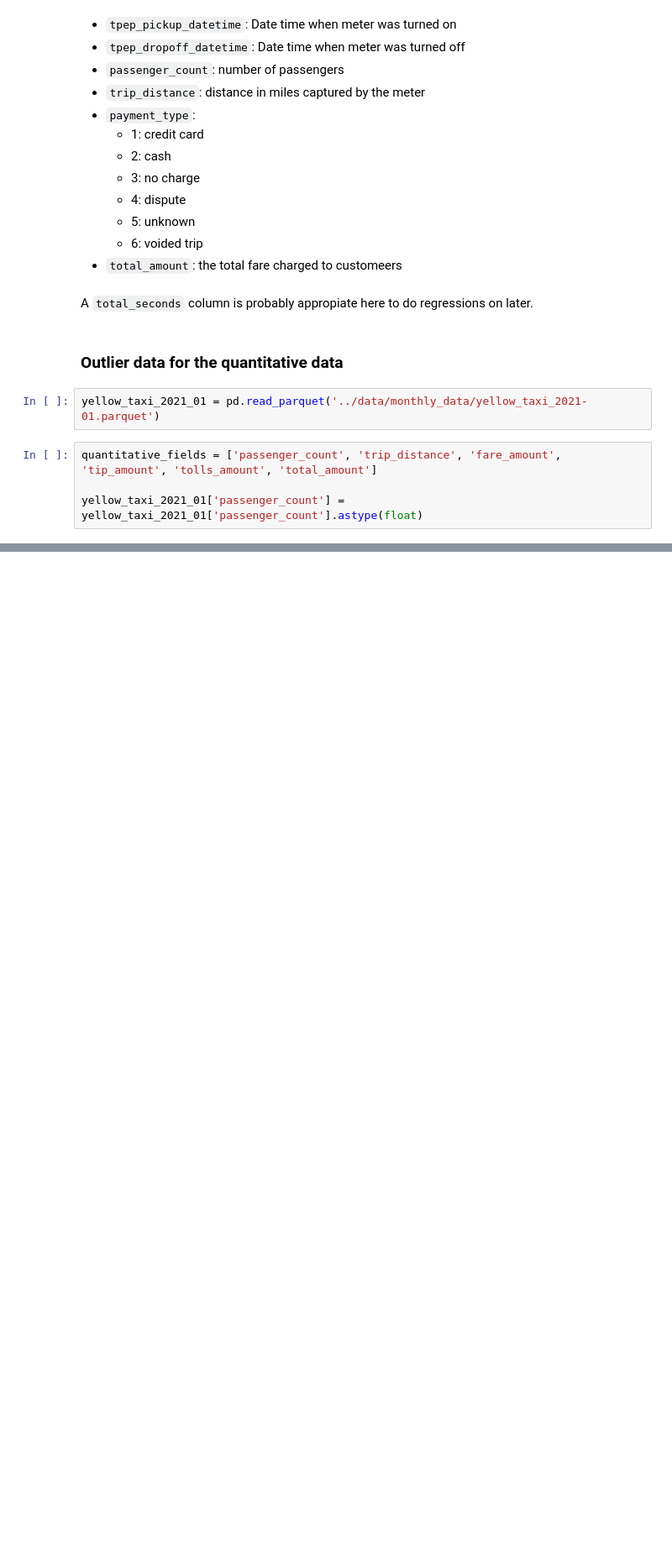
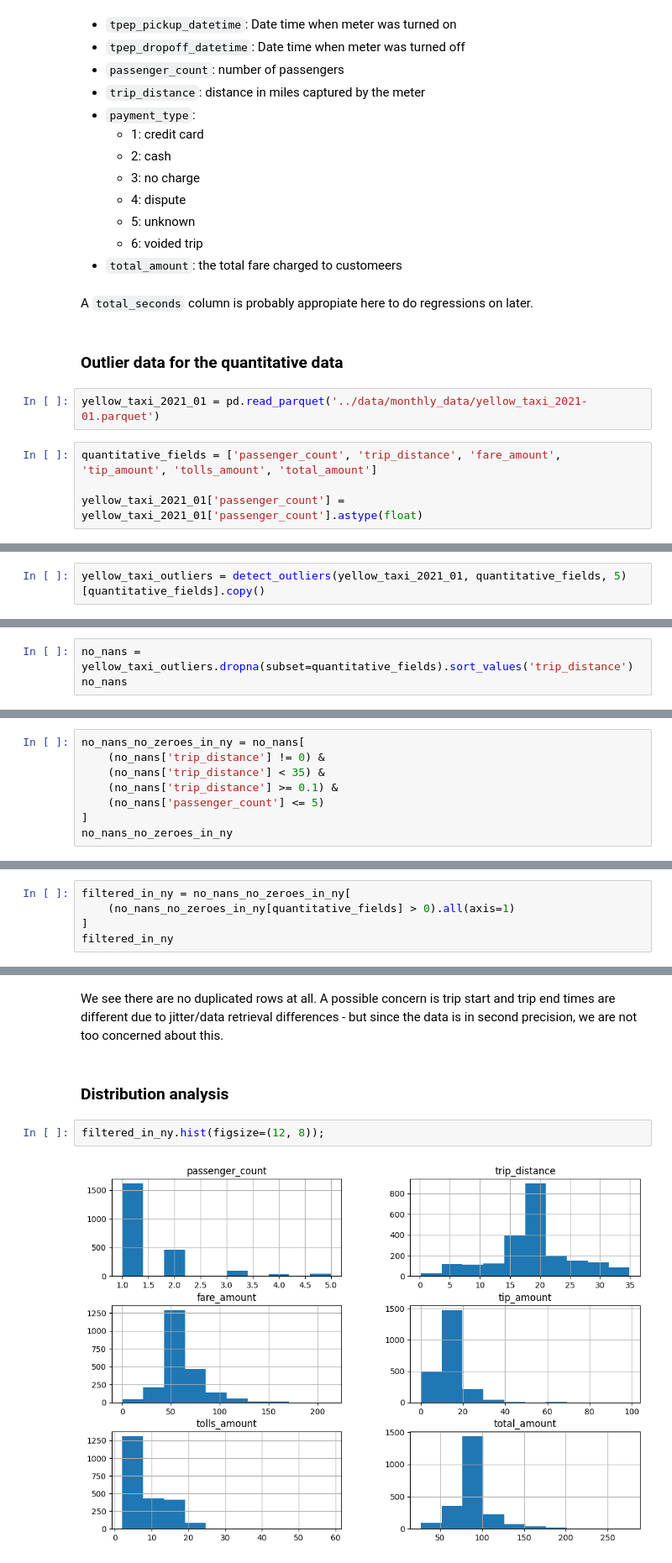
Before and after one commit to haezera/taxis-and-ubers, a Jupyter notebook: research/data_quality.ipynb, the cells around one changed output, grey strips where cells are left out. Shown at 84% size. Cells and saved outputs as stored; diff of their text form; blank space fills up the shorter version.

```diff
--- a/research/data_quality.ipynb
+++ b/research/data_quality.ipynb
@@ -73,0 +63,2 @@ detect_outliers(yellow_taxi_2021_01, quantitative_fields)
+# %%
+yellow_taxi_outliers = detect_outliers(yellow_taxi_2021_01, quantitative_fields, 5)[quantitative_fields].copy()
@@ -73,0 +91,3 @@ detect_outliers(yellow_taxi_2021_01, quantitative_fields)
+# %%
+no_nans = yellow_taxi_outliers.dropna(subset=quantitative_fields).sort_values('trip_distance')
+no_nans
@@ -73,0 +118,8 @@ detect_outliers(yellow_taxi_2021_01, quantitative_fields)
+# %%
+no_nans_no_zeroes_in_ny = no_nans[
+    (no_nans['trip_distance'] != 0) &
+    (no_nans['trip_distance'] < 35) &
+    (no_nans['trip_distance'] >= 0.1) &
+    (no_nans['passenger_count'] <= 5)
+]
+no_nans_no_zeroes_in_ny
@@ -73,0 +161,5 @@ detect_outliers(yellow_taxi_2021_01, quantitative_fields)
+# %%
+filtered_in_ny = no_nans_no_zeroes_in_ny[
+    (no_nans_no_zeroes_in_ny[quantitative_fields] > 0).all(axis=1)
+]
+filtered_in_ny
@@ -73,0 +190,8 @@ detect_outliers(yellow_taxi_2021_01, quantitative_fields)
+# %% [markdown]
+We see there are no duplicated rows at all. A possible concern is trip start and trip end times are different due to jitter/data retrieval differences - but since the data is in second precision, we are not too concerned about this.
+# %% [markdown]
+### Distribution analysis
+# %%
+filtered_in_ny.hist(figsize=(12, 8));
+# %% [output]
+[figure, added]
```
Also changed, not shown: parts of 31 cells of this notebook, 4 other files.
